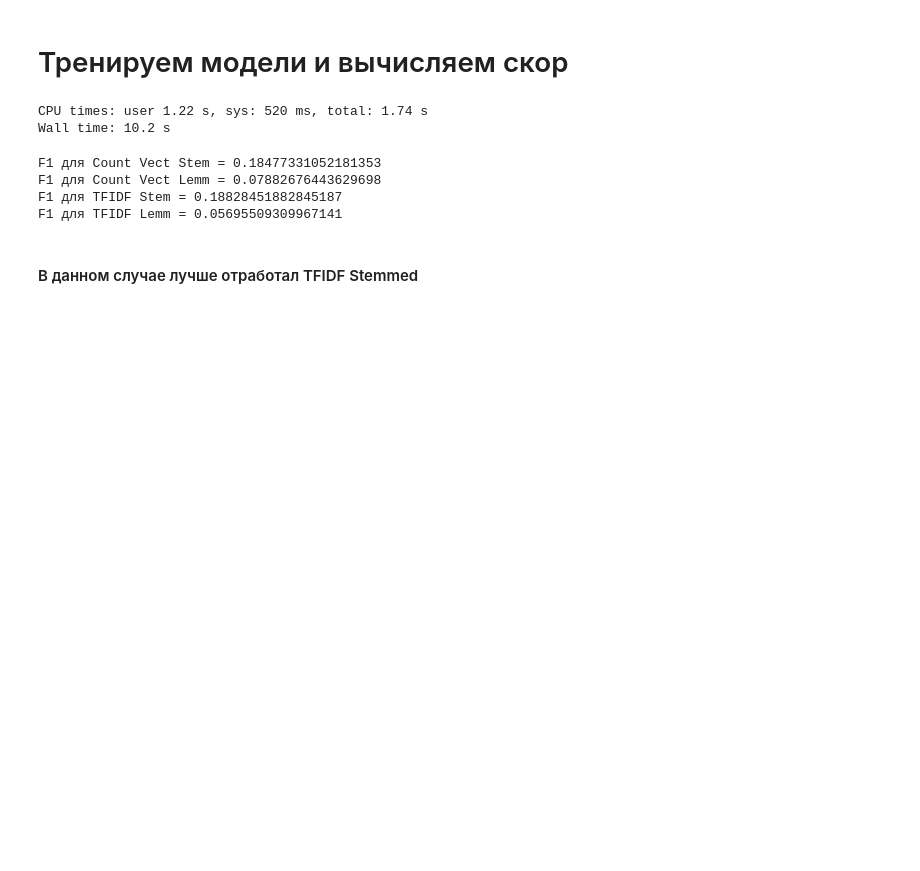
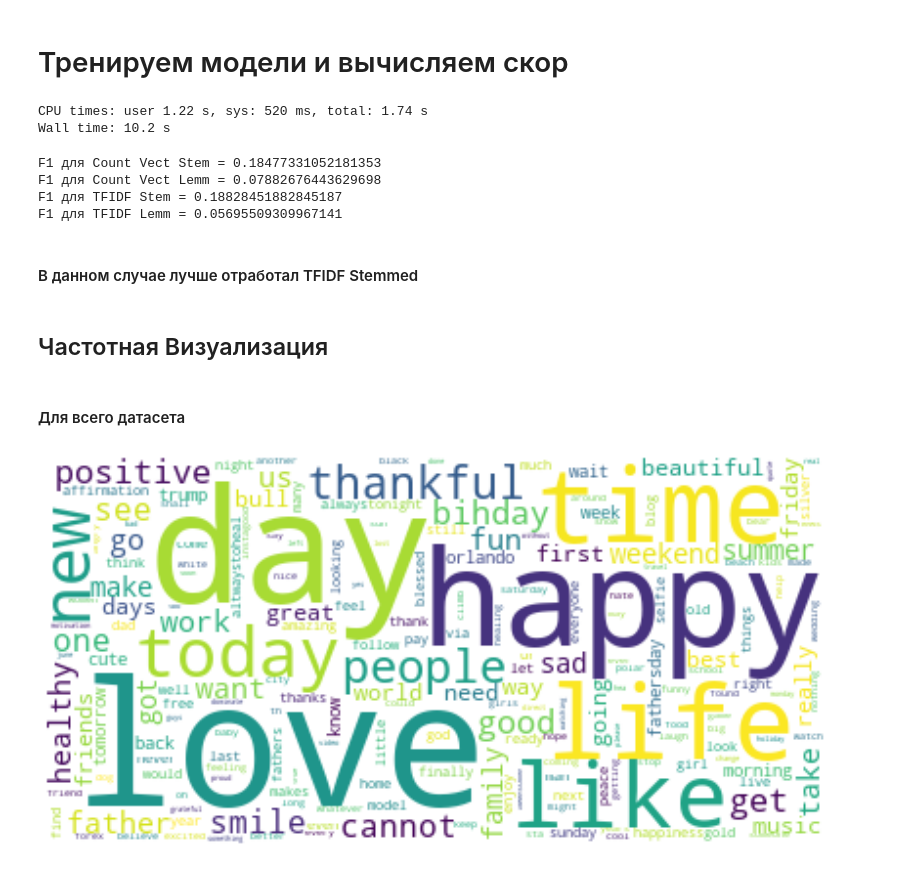
Before and after one commit to VokiVon-P/GB_NLP, a Jupyter notebook: HW/HW_04/HW_04.ipynb, the cells around one changed output. Cells and saved outputs as stored; diff of their text form; code cells hidden in the pictures; blank space fills up the shorter version.

```diff
--- a/HW/HW_04/HW_04.ipynb
+++ b/HW/HW_04/HW_04.ipynb
@@ -228,4 +228,29 @@ F1 для TFIDF Lemm = 0.05695509309967141
 # %% [markdown]
 #### В данном случае лучше отработал TFIDF Stemmed
 # %% [markdown]
-###
+## Частотная Визуализация
+# %%
+from nltk.corpus import stopwords
+#from nltk.stem.wordnet import WordNetLemmatizer
+
+stop_words = set(stopwords.words("english"))
+# %% [markdown]
+#### Для всего датасета
+# %%
+words = []
+for line in df_prep['clean_tweet']:
+    line_words = [word for word in line.split() if word not in stop_words]
+    words.extend(line_words)
+
+wordfreq = collections.Counter(words)
+wordcloud = WordCloud(
+ background_color='white',
+ max_words=10000,
+ stopwords=stop_words
+ ).generate_from_frequencies(wordfreq)
+plt.figure(figsize=(14,8))
+plt.imshow(wordcloud, interpolation='bilinear')
+plt.axis('off')
+plt.show()
+# %% [output]
+[figure, added]
```
Also changed, not shown: parts of 4 cells of this notebook.
